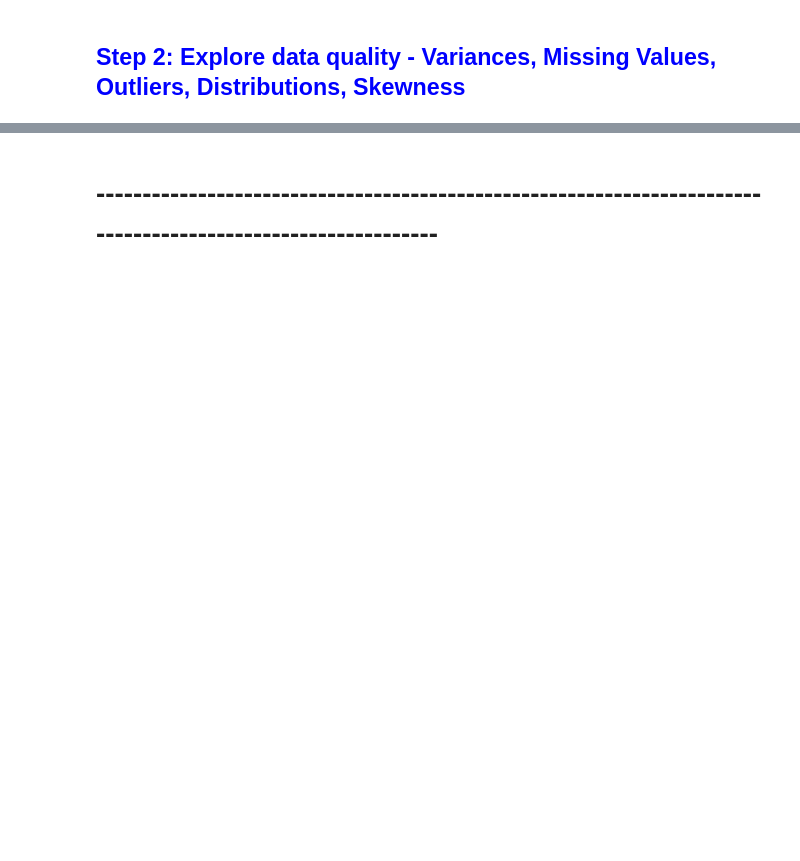
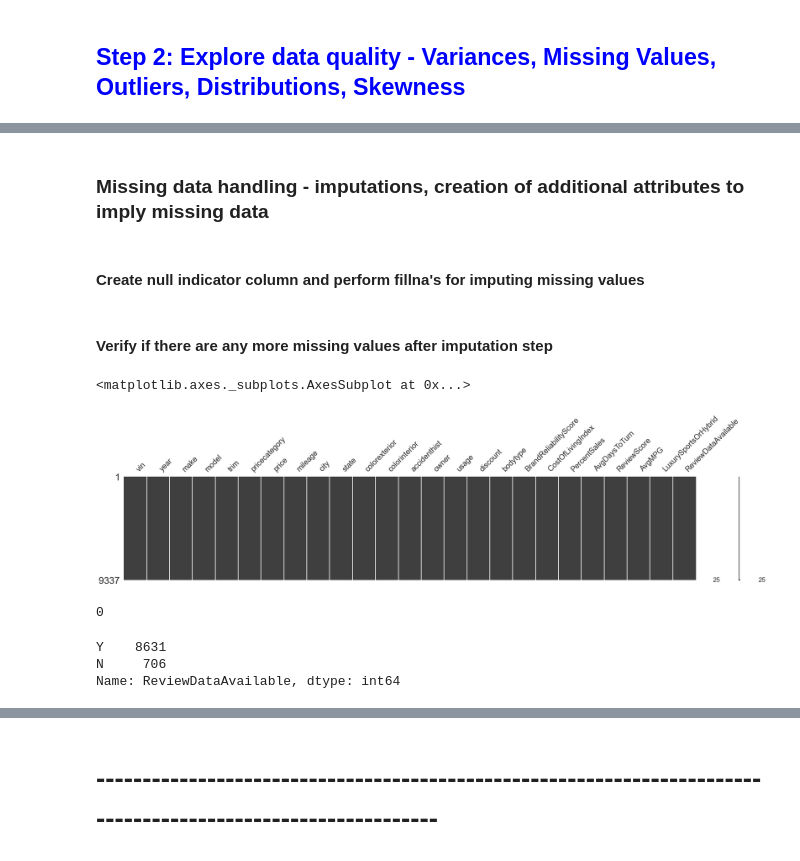
Before and after one commit to jchowdhury82/Used_Car_Price_Predictor, a Jupyter notebook: UsedCarEDA.ipynb, the cells around one changed output, grey strips where cells are left out. Drawn from its saved outputs; the diff is of its cells as text; code cells hidden in the pictures; blank space fills up the shorter version.

```diff
--- a/UsedCarEDA.ipynb
+++ b/UsedCarEDA.ipynb
@@ -386,0 +205,52 @@ df[df['ReliabilityRank'].isnull()][['make','BrandPercentSales']].drop_duplicates
+# %% [markdown]
+### Missing data handling - imputations, creation of additional attributes to imply missing data
+# %% [markdown]
+#### Create null indicator column and perform fillna's for imputing missing values
+# %%
+# Add the new column to indicate availability of data
+# if there is a null in any column, fill as N
+df.loc[df.isnull().any(axis=1),'ReviewDataAvailable'] = 'N'
+# for all other columns where all data is available, fill Y
+df['ReviewDataAvailable'] = df['ReviewDataAvailable'].fillna('Y')
+# %%
+# Imputation for column: 'LuxurySportsOrHybrid'
+df['LuxurySportsOrHybrid'] = df['LuxurySportsOrHybrid'].fillna('U')
+
+
+# Imputation for columns: 'AvgMPG','BrandReliabilityScore','PercentSales','AvgDaysToTurn','ReviewScore'
+
+# wherever possible, first try to impute with mean of the group
+df['AvgMPG'] = df.groupby('bodytype')['AvgMPG'].transform(lambda grp: grp.fillna(np.mean(grp)))
+df['BrandReliabilityScore'] = df.groupby('bodytype')['BrandReliabilityScore'].transform(lambda grp: grp.fillna(np.mean(grp)))
+df['PercentSales'] = df.groupby('bodytype')['PercentSales'].transform(lambda grp: grp.fillna(np.mean(grp)))
+df['AvgDaysToTurn'] = df.groupby('bodytype')['AvgDaysToTurn'].transform(lambda grp: grp.fillna(np.mean(grp)))
+df['ReviewScore'] = df.groupby('bodytype')['ReviewScore'].transform(lambda grp: grp.fillna(np.mean(grp)))
+
+# otherwise, if group level mean was not available impute with mean of the entire column
+df['AvgMPG'] = df[['AvgMPG']].fillna(df['AvgMPG'].mean())
+df['BrandReliabilityScore'] = df[['BrandReliabilityScore']].fillna(df['BrandReliabilityScore'].mean())
+df['PercentSales'] = df[['PercentSales']].fillna(df['PercentSales'].mean())
+df['AvgDaysToTurn'] = df[['AvgDaysToTurn']].fillna(df['AvgDaysToTurn'].mean())
+df['ReviewScore'] = df[['ReviewScore']].fillna(df['ReviewScore'].mean())
+# %% [markdown]
+#### Verify if there are any more missing values after imputation step
+# %%
+# Check null value distribution after impute
+
+msno.matrix(df,figsize=(30,5), fontsize=20)
+# %% [output]
+<matplotlib.axes._subplots.AxesSubplot at 0x...>
+[figure, added]
+# %%
+# Check null value counts after impute
+
+df.isnull().sum().sum()
+# %% [output]
+0
+# %%
+# Check the distribution of the new attribute ReviewDataAvailable
+df['ReviewDataAvailable'].value_counts()
+# %% [output]
+Y    8631
+N     706
+Name: ReviewDataAvailable, dtype: int64
```
Also changed, not shown: parts of 85 cells of this notebook, 1 other file.
